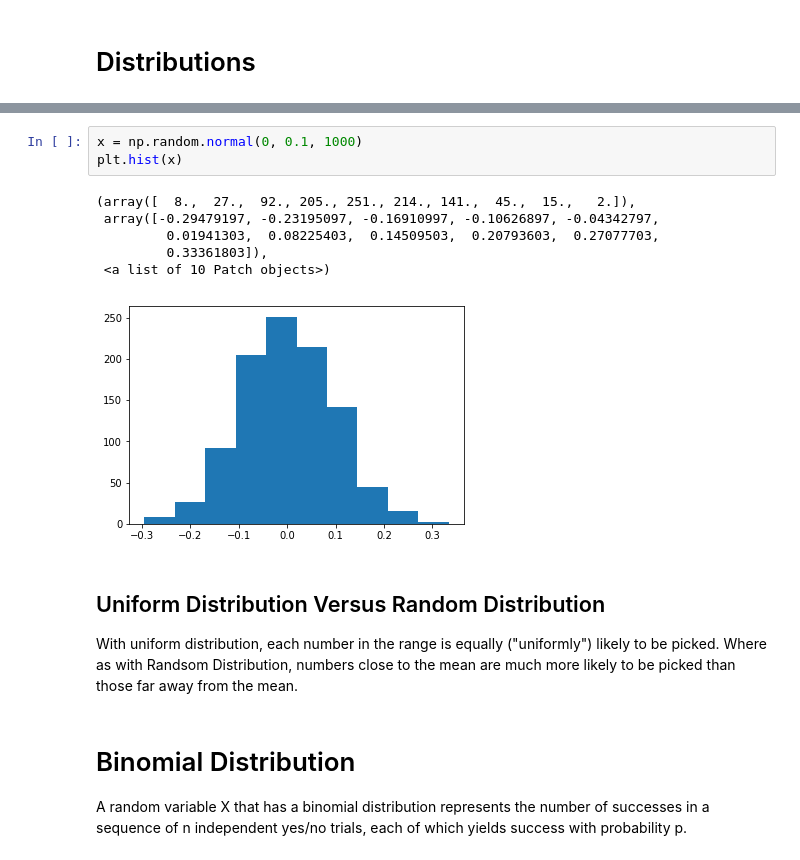
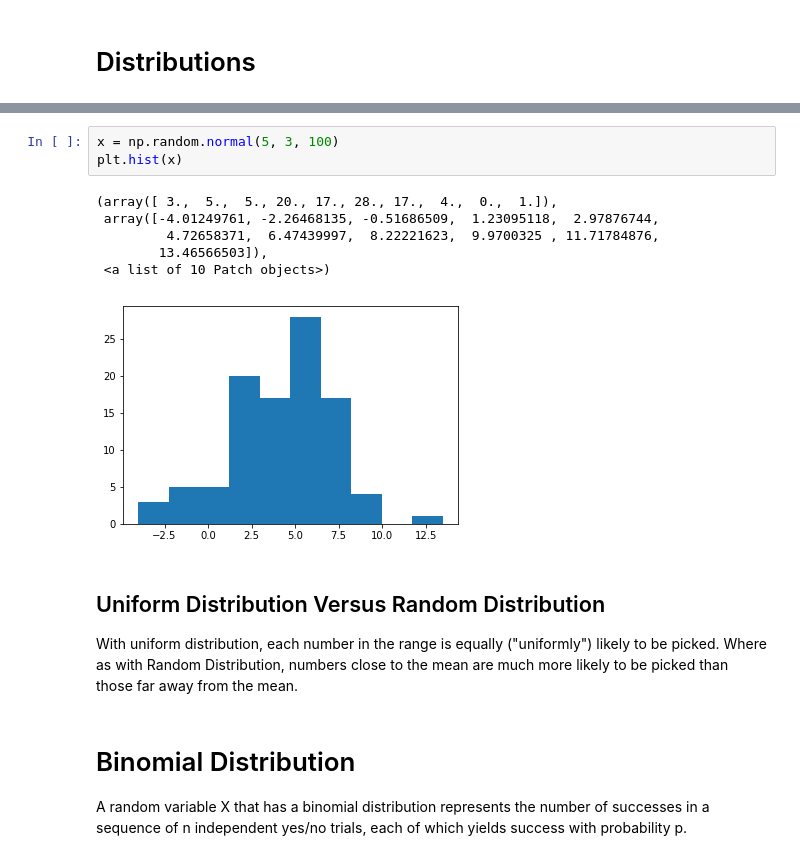
Before and after one commit to ClaireDrummond/Programming-for-Data-Analytics, a Jupyter notebook: Programming-for-Data-Analytics.ipynb, the cells around one changed output, grey strips where cells are left out. Cells and saved outputs as stored; diff of their text form.

```diff
--- a/Programming-for-Data-Analytics.ipynb
+++ b/Programming-for-Data-Analytics.ipynb
@@ -255,17 +269,17 @@ array([-8.82059005e-02, -6.31008274e-02,  1.23927048e-01, -3.98009204e-02,
 # %%
-x = np.random.normal(0, 0.1, 1000)
+x = np.random.normal(5, 3, 100)
 plt.hist(x)
 # %% [output]
-(array([  8.,  27.,  92., 205., 251., 214., 141.,  45.,  15.,   2.]),
- array([-0.29479197, -0.23195097, -0.16910997, -0.10626897, -0.04342797,
-         0.01941303,  0.08225403,  0.14509503,  0.20793603,  0.27077703,
-         0.33361803]),
+(array([ 3.,  5.,  5., 20., 17., 28., 17.,  4.,  0.,  1.]),
+ array([-4.01249761, -2.26468135, -0.51686509,  1.23095118,  2.97876744,
+         4.72658371,  6.47439997,  8.22221623,  9.9700325 , 11.71784876,
+        13.46566503]),
  <a list of 10 Patch objects>)
-[figure, old version]
+[figure, new version]
 # %% [markdown]
 ## Uniform Distribution Versus Random Distribution
 
-With uniform distribution, each number in the range is equally ("uniformly") likely to be picked.  Where as with Randsom Distribution, numbers close to the mean are much more likely to be picked than those far away from the mean.
+With uniform distribution, each number in the range is equally ("uniformly") likely to be picked.  Where as with Random Distribution, numbers close to the mean are much more likely to be picked than those far away from the mean.
 # %% [markdown]
 # Binomial Distribution
 
```
Also changed, not shown: parts of 29 cells of this notebook, 1 other file.
